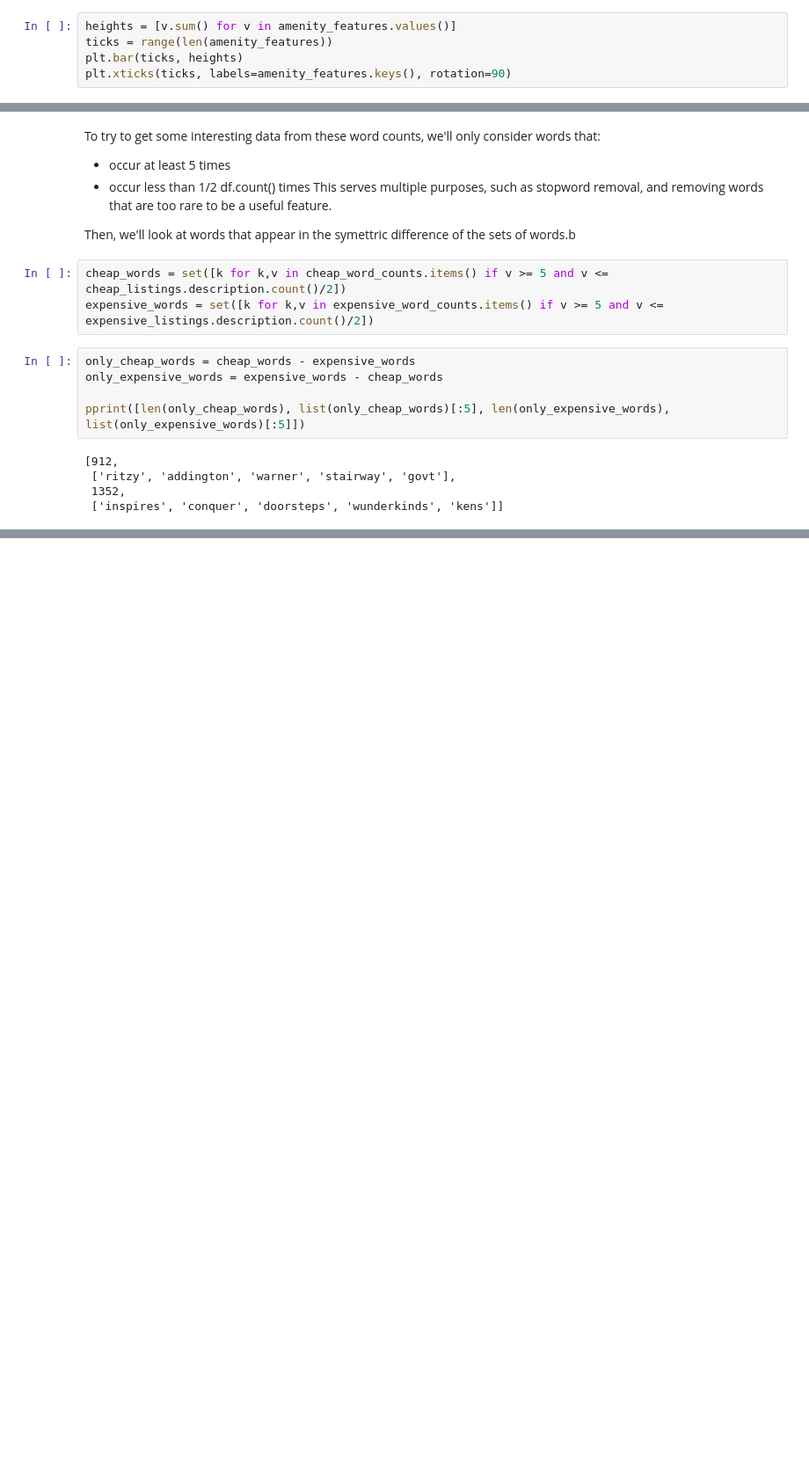
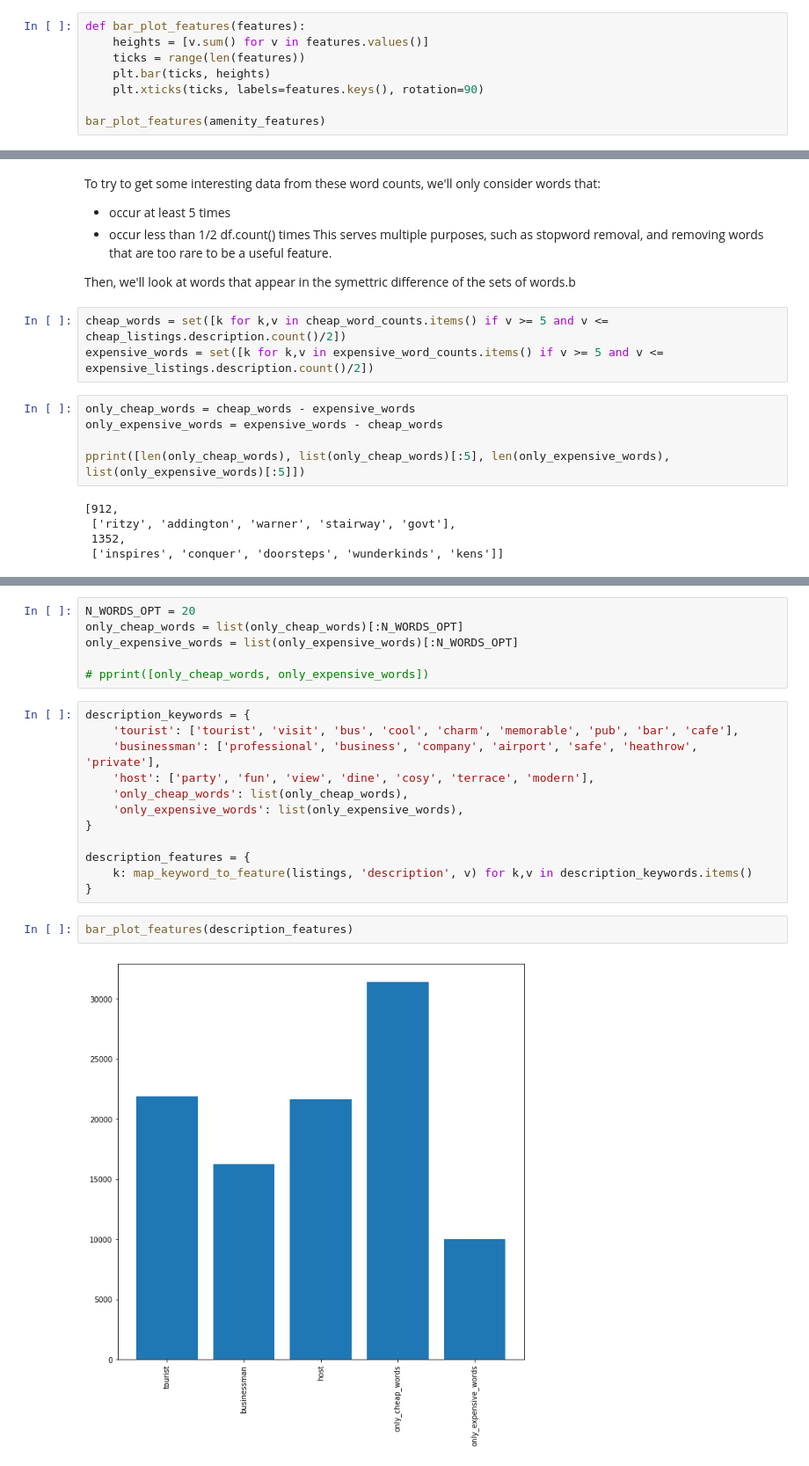
Before and after one commit to nathan-chappell/turing-data-analysis-assignment, a Jupyter notebook: Scenario 1 - suggesting prices to new renters.ipynb, the cells around one changed output, grey strips where cells are left out. Shown at 88% size. Saved outputs shown, nothing was run; the diff lists cells and outputs as text; blank space fills up the shorter version.

```diff
--- a/Scenario 1 - suggesting prices to new renters.ipynb
+++ b/Scenario 1 - suggesting prices to new renters.ipynb
@@ -224,8 +224,11 @@ amenity_features = {
 # %% [markdown]
 A quick bar chart for a sanity check on the features.
 # %%
-heights = [v.sum() for v in amenity_features.values()]
-ticks = range(len(amenity_features))
-plt.bar(ticks, heights)
-plt.xticks(ticks, labels=amenity_features.keys(), rotation=90)
+def bar_plot_features(features):
+    heights = [v.sum() for v in features.values()]
+    ticks = range(len(features))
+    plt.bar(ticks, heights)
+    plt.xticks(ticks, labels=features.keys(), rotation=90)
+
+bar_plot_features(amenity_features)
 # %% [output]
@@ -326,0 +316,22 @@ pprint([len(only_cheap_words), list(only_cheap_words)[:5], len(only_expensive_wo
+# %%
+N_WORDS_OPT = 20
+only_cheap_words = list(only_cheap_words)[:N_WORDS_OPT]
+only_expensive_words = list(only_expensive_words)[:N_WORDS_OPT]
+
+# pprint([only_cheap_words, only_expensive_words])
+# %%
+description_keywords = {
+    'tourist': ['tourist', 'visit', 'bus', 'cool', 'charm', 'memorable', 'pub', 'bar', 'cafe'],
+    'businessman': ['professional', 'business', 'company', 'airport', 'safe', 'heathrow', 'private'],
+    'host': ['party', 'fun', 'view', 'dine', 'cosy', 'terrace', 'modern'],
+    'only_cheap_words': list(only_cheap_words),
+    'only_expensive_words': list(only_expensive_words),
+}
+
+description_features = {
+    k: map_keyword_to_feature(listings, 'description', v) for k,v in description_keywords.items()
+}
+# %%
+bar_plot_features(description_features)
+# %% [output]
+[figure, added]
```
Also changed, not shown: parts of 10 cells of this notebook.
